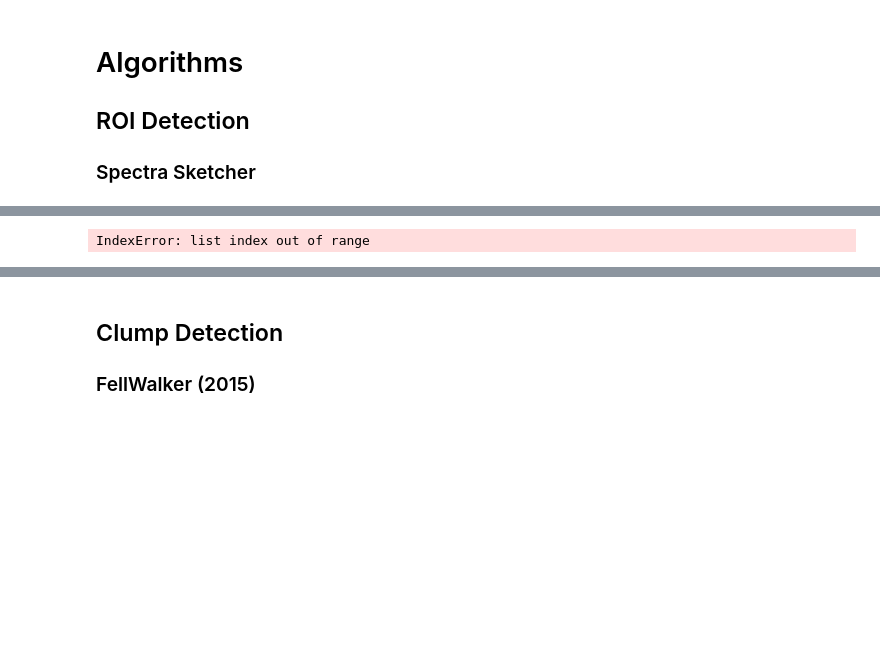
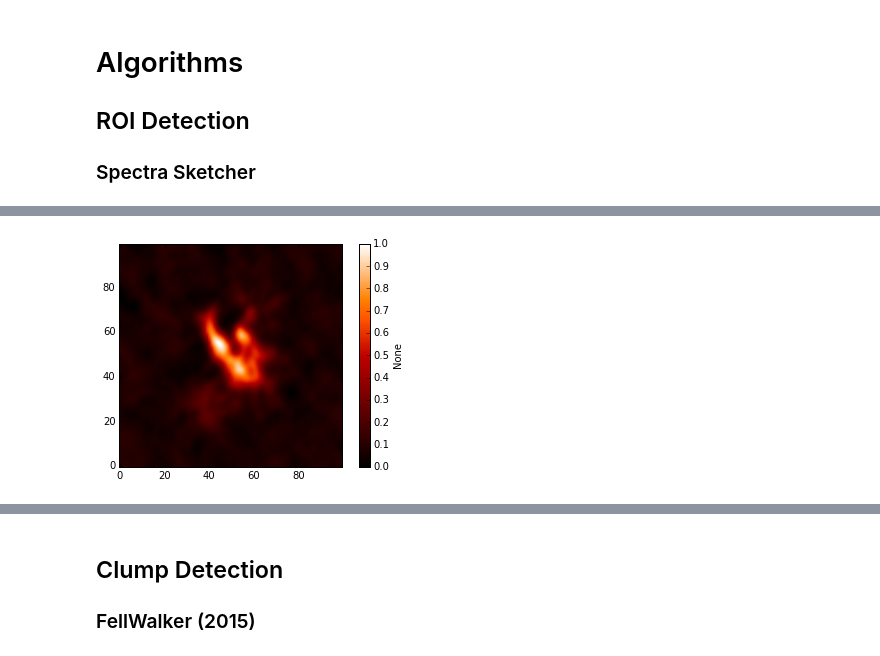
Before and after one commit to ChileanVirtualObservatory/acalib, a Jupyter notebook: notebooks/ACALib FONDEF.ipynb, the cells around one changed output, grey strips where cells are left out. Saved outputs shown, nothing was run; the diff lists cells and outputs as text; code cells hidden in the pictures; blank space fills up the shorter version.

```diff
--- a/notebooks/ACALib FONDEF.ipynb
+++ b/notebooks/ACALib FONDEF.ipynb
@@ -433,8 +478,8 @@ plt.show()
 # %%
-img = ss.vel_stacking(slices[1])
+img = ss.vel_stacking(slices[0])
 visualize(img.data)
 # %% [output]
-IndexError: list index out of range
+[figure, added]
 # %%
 rd = algorithms.GaussianSegmentation(0.3, 10/100)
 objects, images = rd.gaussian_mix(img,True)
```
Also changed, not shown: parts of 23 cells of this notebook.
